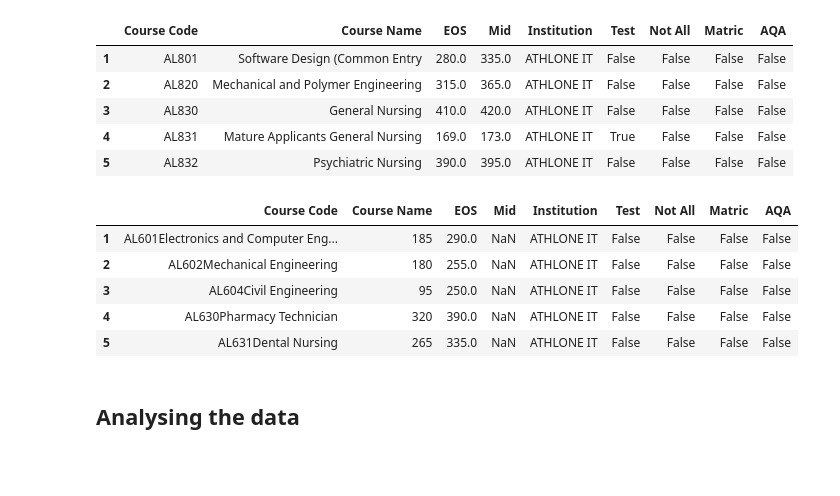
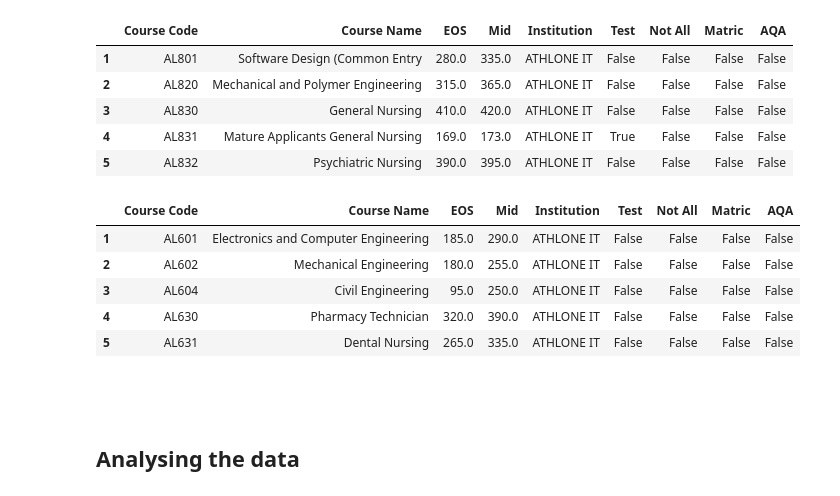
Before and after one commit to fod/fundamentals-data-analysis, a Jupyter notebook: cao.ipynb, the cells around one changed output. Saved outputs shown, nothing was run; the diff lists cells and outputs as text; code cells hidden in the pictures; blank space fills up the shorter version.

```diff
--- a/cao.ipynb
+++ b/cao.ipynb
@@ -292,7 +292,7 @@ The 2019 points data is held in two PDF files, one for level 8 courses and one f
 6. Create and populate 'Test', 'Not All', 'Matric', and 'AQA' columns
 7. Remove all non-numeric characters from 'EOS' and 'Mid' and convert to numeric type
 # %%
-def read_cao_pdf(pdf_path, header_row=None):
+def read_cao_pdf(pdf_path, header_row=None, splitfirst=False):
 
     df = read_pdf(pdf_path, pages='all', multiple_tables=False)[0]
 
@@ -324,6 +324,20 @@ def read_cao_pdf(pdf_path, header_row=None):
     # Remove rows containing only institution names
     df = df[df['Course Code'].notna()]
 
+    # A missing vertical line causes some the pdf parser to merge rows
+    # in certain tables (e.g. 2014 levels 6 & 7)
+    # If that is the case we need to shift column contents to the right
+    # then split the firat column into course code and course name
+    if splitfirst:
+        # Shift the values in EOS to Mid
+        df['Mid'] = df['EOS']
+        # Shift the values in Course Name to EOS
+        df['EOS'] = df['Course Name']
+        # Extract the course name from the course code column and place in Course Name column
+        df['Course Name'] = df['Course Code'].str.extract('^\D\D\d{3}(.+)$')
+        # Extract the course code form the Course Code column and place in COurse Code column
+        df['Course Code'] = df['Course Code'].str.extract('^(\D\D\d{3})')
+
     # Remove page header rows
     df = df[df['Course Code'] != 'Course Code']
 
@@ -523,16 +537,18 @@ df8_14.head()
 # %%
 # read the level 76 pdf, extracting tables into a single dataframe
 pdf_path = os.path.join(data_dir, "cao_2014_lvl76.pdf")
-df76_14 = read_cao_pdf(pdf_path, header_row=12)
+df76_14 = read_cao_pdf(pdf_path, header_row=12, splitfirst=True)
 
 df76_14.head()
 # %% [output]
 |  | Course Code | Course Name | EOS | Mid | Institution | Test | Not All | Matric | AQA |
-| 1 | AL601Electronics and Computer Eng... | 185 | 290.0 | NaN | ATHLONE IT | False | False | False | False |
-| 2 | AL602Mechanical Engineering | 180 | 255.0 | NaN | ATHLONE IT | False | False | False | False |
-| 3 | AL604Civil Engineering | 95 | 250.0 | NaN | ATHLONE IT | False | False | False | False |
-| 4 | AL630Pharmacy Technician | 320 | 390.0 | NaN | ATHLONE IT | False | False | False | False |
-| 5 | AL631Dental Nursing | 265 | 335.0 | NaN | ATHLONE IT | False | False | False | False |
+| 1 | AL601 | Electronics and Computer Engineering | 185.0 | 290.0 | ATHLONE IT | False | False | False | False |
+| 2 | AL602 | Mechanical Engineering | 180.0 | 255.0 | ATHLONE IT | False | False | False | False |
+| 3 | AL604 | Civil Engineering | 95.0 | 250.0 | ATHLONE IT | False | False | False | False |
+| 4 | AL630 | Pharmacy Technician | 320.0 | 390.0 | ATHLONE IT | False | False | False | False |
+| 5 | AL631 | Dental Nursing | 265.0 | 335.0 | ATHLONE IT | False | False | False | False |
+# %% [markdown]
+###
 # %% [markdown]
 ## Analysing the data
 # %%
```
